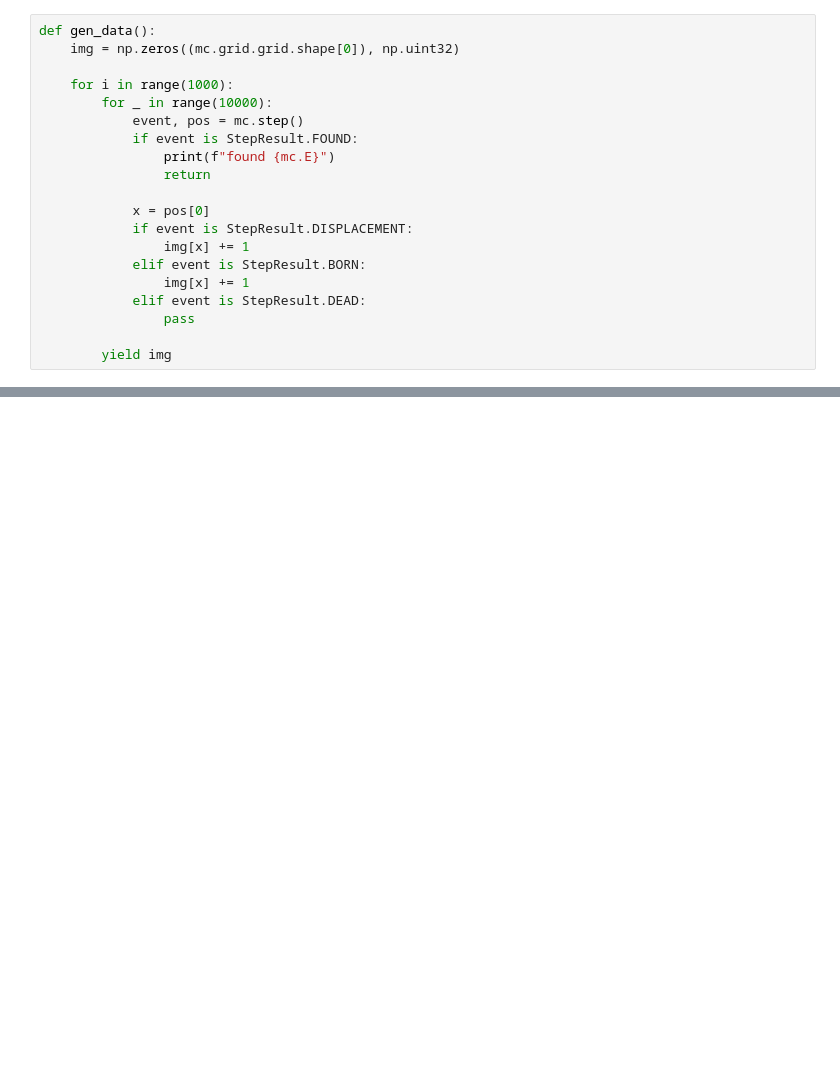
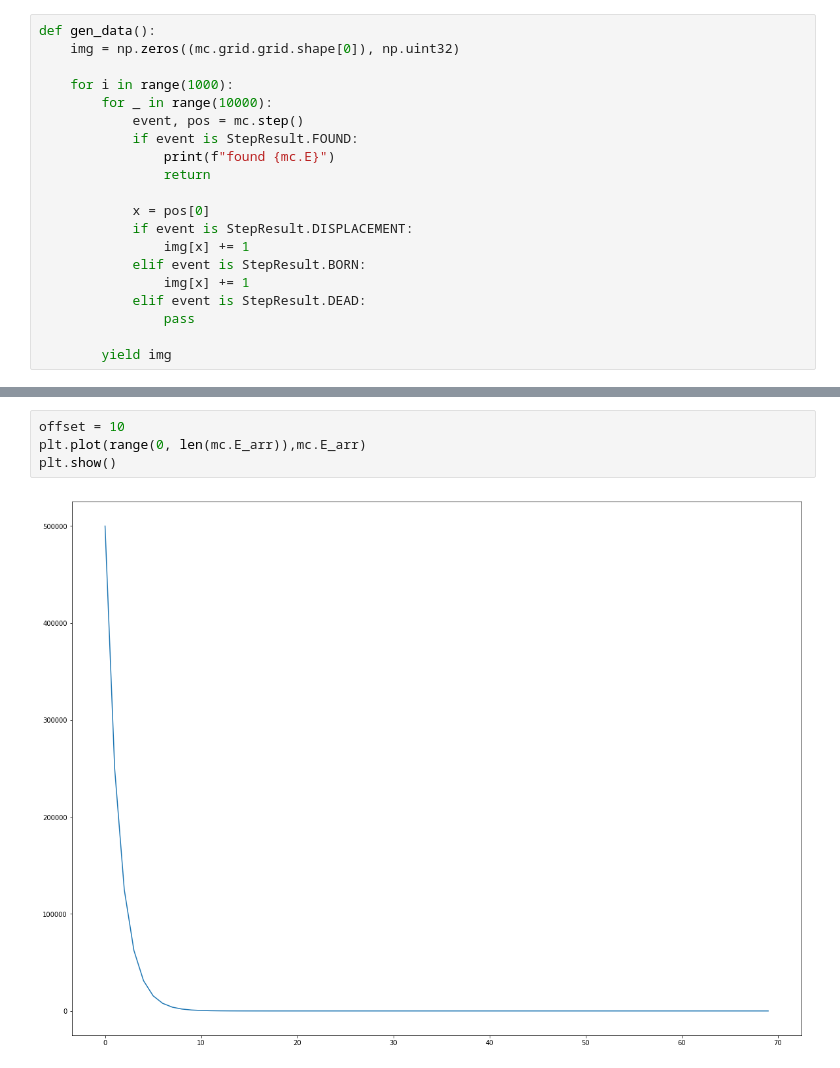
Before and after one commit to Kolsha/data_processing, a Jupyter notebook: new/task1D_r.ipynb, the cells around one changed output, grey strips where cells are left out. Saved outputs shown, nothing was run; the diff lists cells and outputs as text; blank space fills up the shorter version.

```diff
--- a/new/task1D_r.ipynb
+++ b/new/task1D_r.ipynb
@@ -303,0 +309,6 @@ anim ended
+# %%
+offset = 10
+plt.plot(range(0, len(mc.E_arr)),mc.E_arr)
+plt.show()
+# %% [output]
+[figure, added]
```
Also changed, not shown: parts of 6 cells of this notebook.
